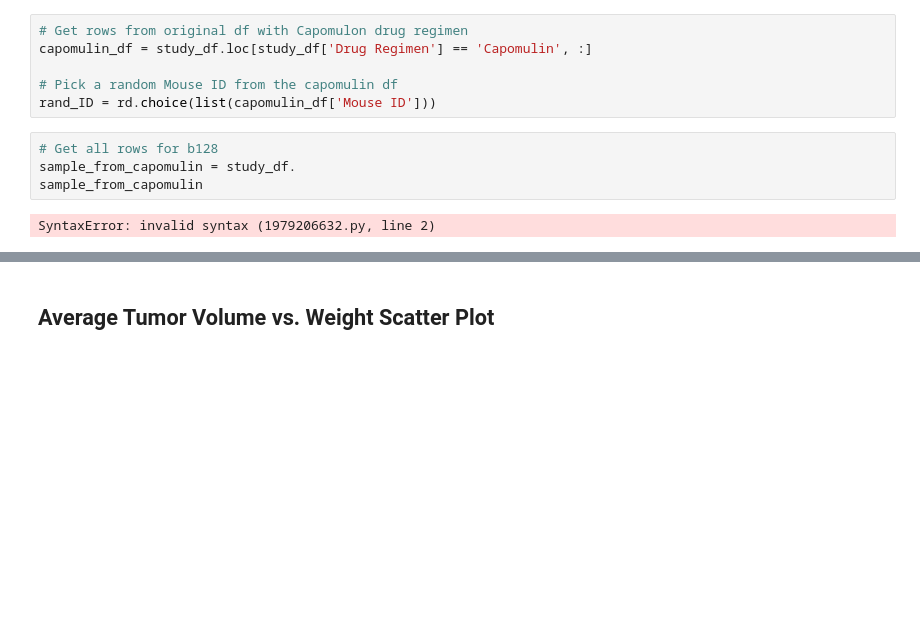
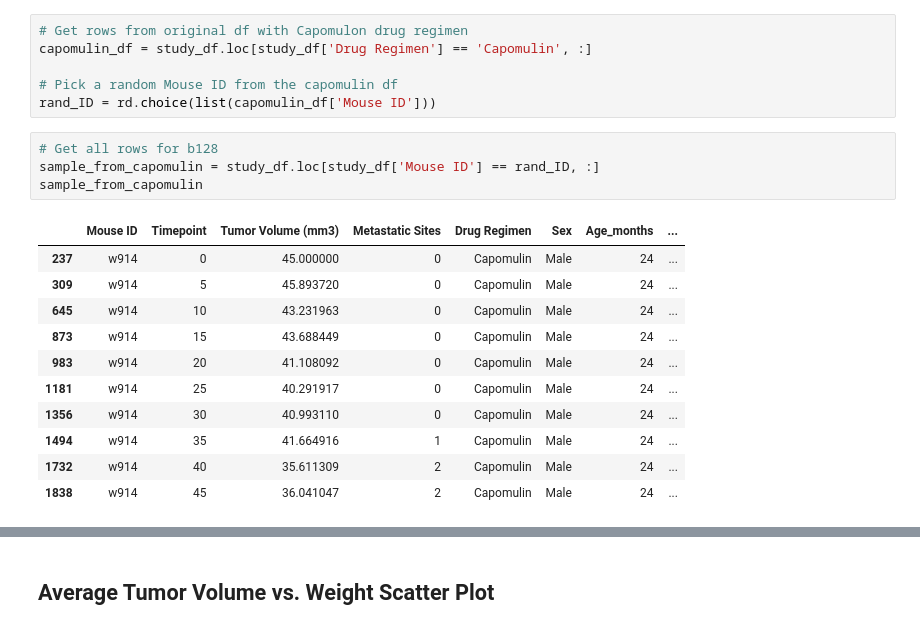
Before and after one commit to asundquistdavis/MatPlotLib-Challenge, a Jupyter notebook: PyMaceuticals/Pymaceuticals.ipynb, the cells around one changed output, grey strips where cells are left out. Cells and saved outputs as stored; diff of their text form; blank space fills up the shorter version.

```diff
--- a/PyMaceuticals/Pymaceuticals.ipynb
+++ b/PyMaceuticals/Pymaceuticals.ipynb
@@ -347,8 +348,18 @@ capomulin_df = study_df.loc[study_df['Drug Regimen'] == 'Capomulin', :]
 rand_ID = rd.choice(list(capomulin_df['Mouse ID']))
 # %%
 # Get all rows for b128
-sample_from_capomulin = study_df.
+sample_from_capomulin = study_df.loc[study_df['Mouse ID'] == rand_ID, :]
 sample_from_capomulin
 # %% [output]
-SyntaxError: invalid syntax (1979206632.py, line 2)
+|  | Mouse ID | Timepoint | Tumor Volume (mm3) | Metastatic Sites | Drug Regimen | Sex | Age_months | ... |
+| 237 | w914 | 0 | 45.000000 | 0 | Capomulin | Male | 24 | ... |
+| 309 | w914 | 5 | 45.893720 | 0 | Capomulin | Male | 24 | ... |
+| 645 | w914 | 10 | 43.231963 | 0 | Capomulin | Male | 24 | ... |
+| 873 | w914 | 15 | 43.688449 | 0 | Capomulin | Male | 24 | ... |
+| 983 | w914 | 20 | 41.108092 | 0 | Capomulin | Male | 24 | ... |
+| 1181 | w914 | 25 | 40.291917 | 0 | Capomulin | Male | 24 | ... |
+| 1356 | w914 | 30 | 40.993110 | 0 | Capomulin | Male | 24 | ... |
+| 1494 | w914 | 35 | 41.664916 | 1 | Capomulin | Male | 24 | ... |
+| 1732 | w914 | 40 | 35.611309 | 2 | Capomulin | Male | 24 | ... |
+| 1838 | w914 | 45 | 36.041047 | 2 | Capomulin | Male | 24 | ... |
 # %%
```
Also changed, not shown: parts of 4 cells of this notebook, 1 other file.
